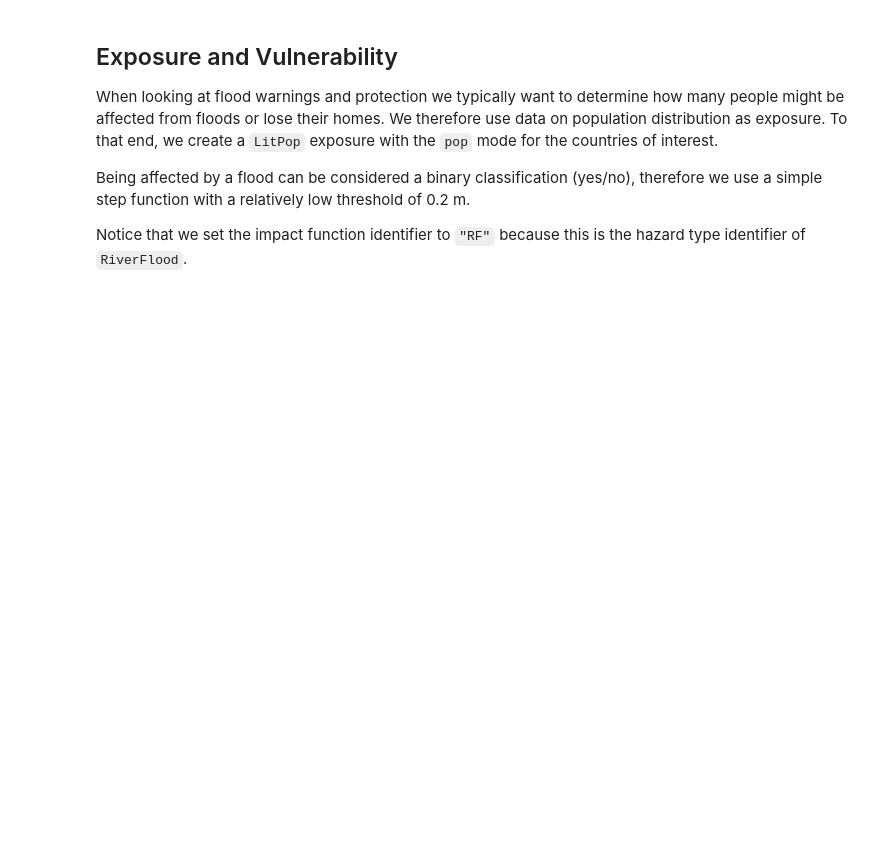
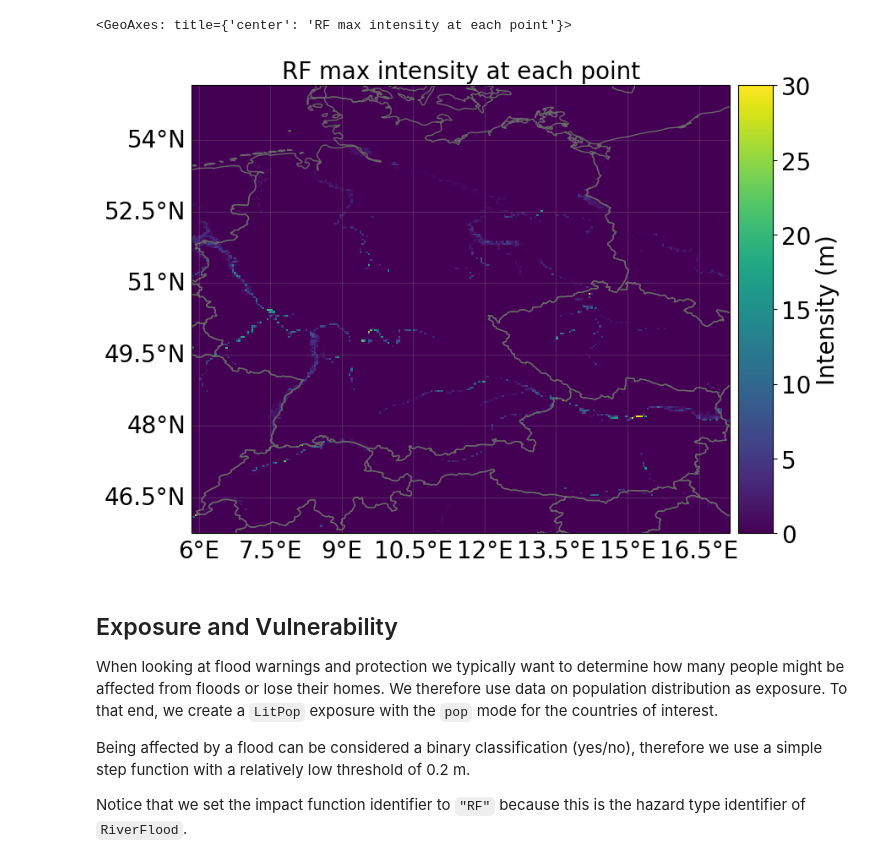
Before and after one commit to CLIMADA-project/climada_petals, a Jupyter notebook: doc/tutorial/climada_hazard_glofas_rf.ipynb, the cells around one changed output. Drawn from its saved outputs; the diff is of its cells as text; code cells hidden in the pictures; blank space fills up the shorter version.

```diff
--- a/doc/tutorial/climada_hazard_glofas_rf.ipynb
+++ b/doc/tutorial/climada_hazard_glofas_rf.ipynb
@@ -89,3 +102,13 @@ dtype: object
+# %%
+from climada_petals.hazard.rf_glofas import hazard_series_from_dataset
+
+hazard = hazard_series_from_dataset(
+    ds_flood, intensity="flood_depth", event_dim="number"
+)
+hazard.plot_intensity(event=0)
+# %% [output]
+<GeoAxes: title={'center': 'RF max intensity at each point'}>
+[figure, added]
 # %% [markdown]
 ## Exposure and Vulnerability
 
```
Also changed, not shown: parts of 31 cells of this notebook, 9 other files.
